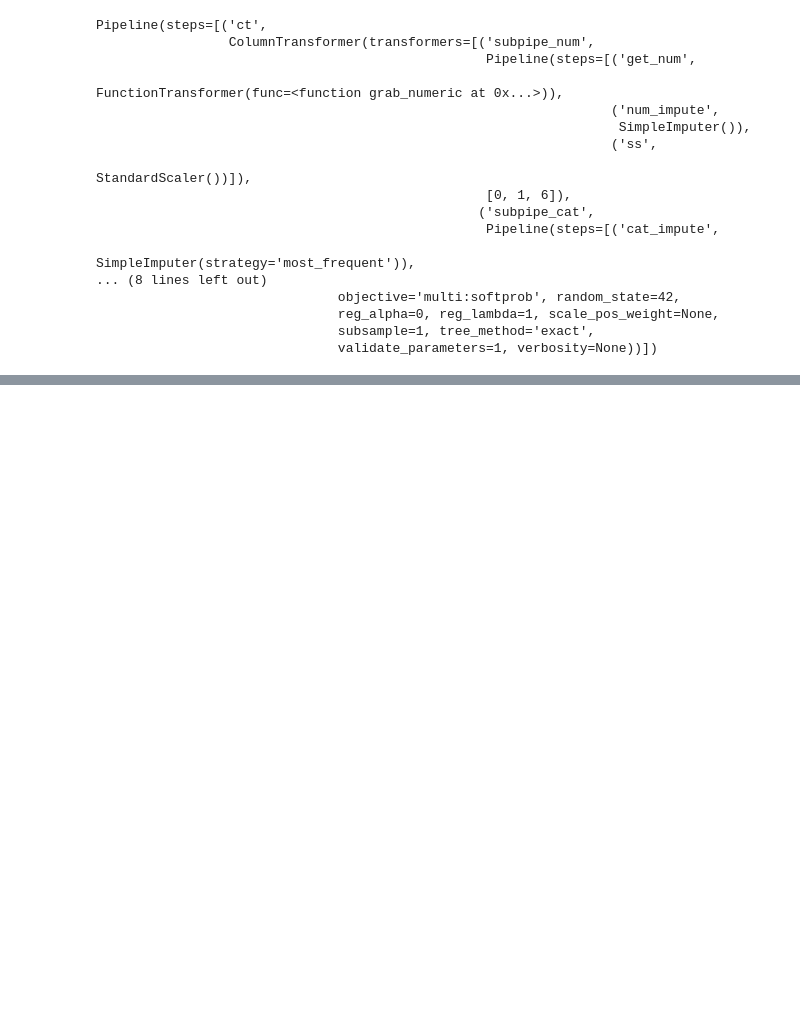
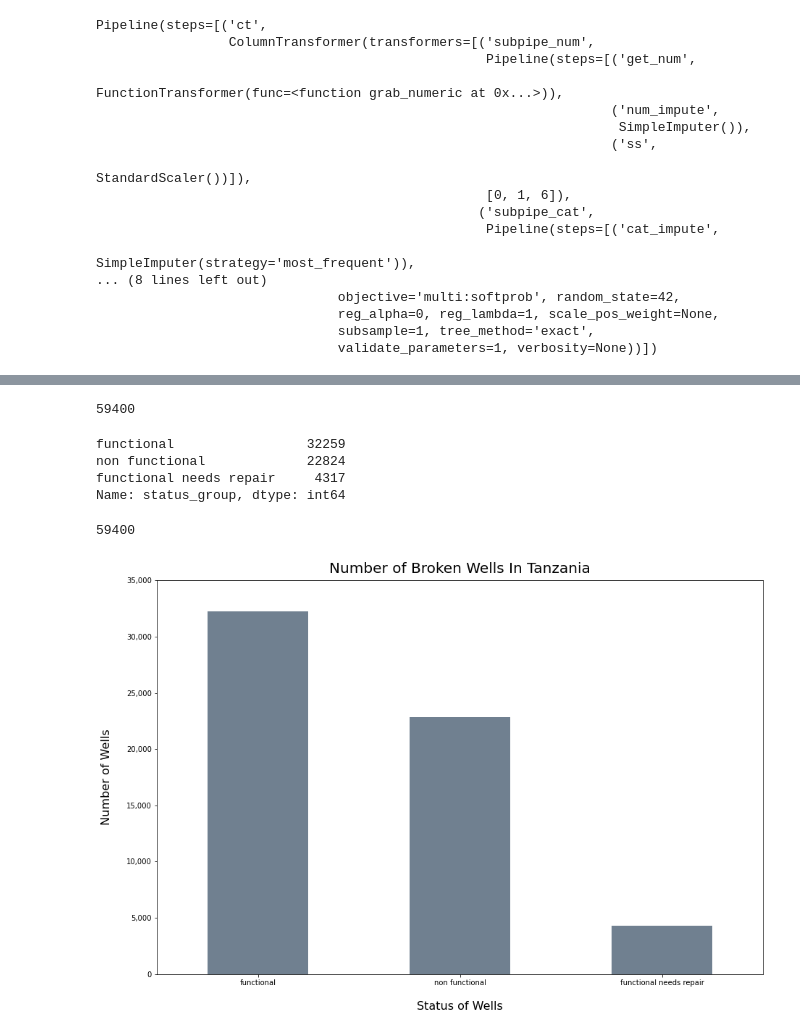
Before and after one commit to jsiddiqui85/Phase-3-Project, a Jupyter notebook: P3 EDA Notebook.ipynb, the cells around one changed output, grey strips where cells are left out. Drawn from its saved outputs; the diff is of its cells as text; code cells hidden in the pictures; blank space fills up the shorter version.

```diff
--- a/P3 EDA Notebook.ipynb
+++ b/P3 EDA Notebook.ipynb
@@ -795,0 +641,2 @@ CV Results for `forest_pipe` model:
+# %%
+broken_well_graph = df_merge.copy()
@@ -795,0 +647,33 @@ CV Results for `forest_pipe` model:
+# %%
+len(broken_well_graph['status_group'])
+# %% [output]
+59400
+# %%
+broken_well_graph['status_group'].value_counts()
+# %% [output]
+functional                 32259
+non functional             22824
+functional needs repair     4317
+Name: status_group, dtype: int64
+# %%
+len(broken_well_graph)
+# %% [output]
+59400
+# %%
+fig, ax = plt.subplots(figsize = (15, 10))
+
+
+ax = broken_well_graph['status_group'].value_counts().plot(kind='bar', color='slategrey');
+ax.yaxis.set_major_formatter(ticker.StrMethodFormatter('{x:,.0f}'))
+
+ax.set_title('Number of Broken Wells In Tanzania', fontsize='20', pad=10)
+ax.set_xlabel('Status of Wells', fontsize='16', labelpad=20)
+ax.set_ylabel('Number of Wells', fontsize='16', labelpad=20)
+ax.set_ylim([0, 35000])
+
+plt.xticks(rotation=0)
+
+
+plt.savefig('./images/Num_Broken_Wells_Bar_Chart', bbox_inches="tight", dpi=500);
+# %% [output]
+[figure, added]
```
Also changed, not shown: parts of 58 cells of this notebook.
